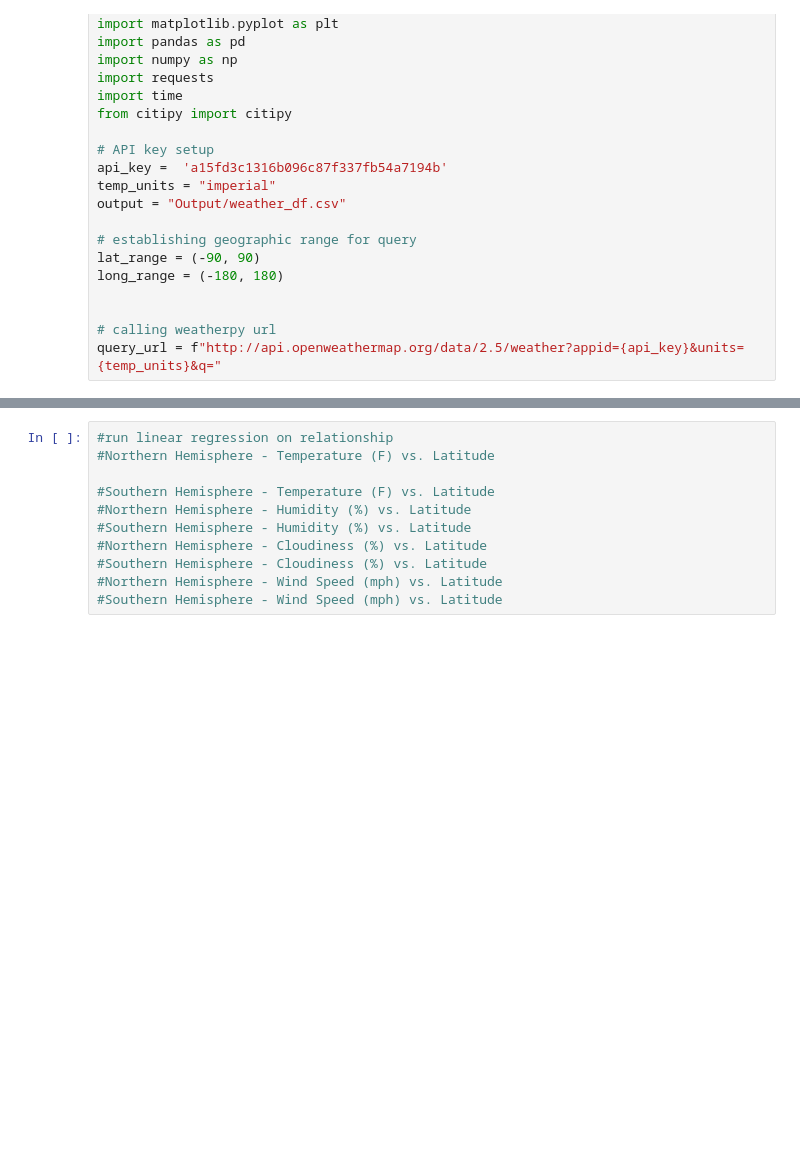
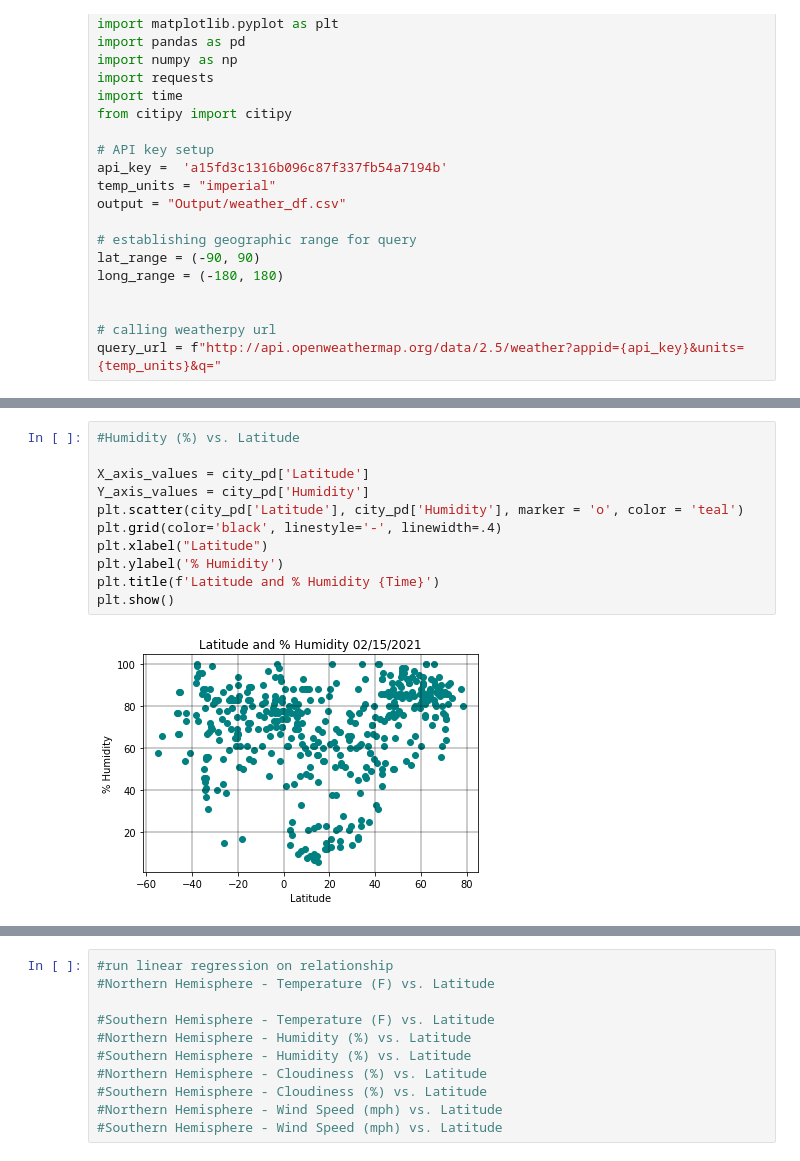
Before and after one commit to drossi1990/06-python-api-challenge, a Jupyter notebook: WeatherPy.ipynb, the cells around one changed output, grey strips where cells are left out. Saved outputs shown, nothing was run; the diff lists cells and outputs as text; blank space fills up the shorter version.

```diff
--- a/WeatherPy.ipynb
+++ b/WeatherPy.ipynb
@@ -77,0 +158,13 @@ city_pd.head()
+# %%
+#Humidity (%) vs. Latitude
+
+X_axis_values = city_pd['Latitude']
+Y_axis_values = city_pd['Humidity']
+plt.scatter(city_pd['Latitude'], city_pd['Humidity'], marker = 'o', color = 'teal')
+plt.grid(color='black', linestyle='-', linewidth=.4)
+plt.xlabel("Latitude")
+plt.ylabel('% Humidity')
+plt.title(f'Latitude and % Humidity {Time}')
+plt.show()
+# %% [output]
+[figure, added]
```
Also changed, not shown: parts of 11 cells of this notebook, 2 other files.
